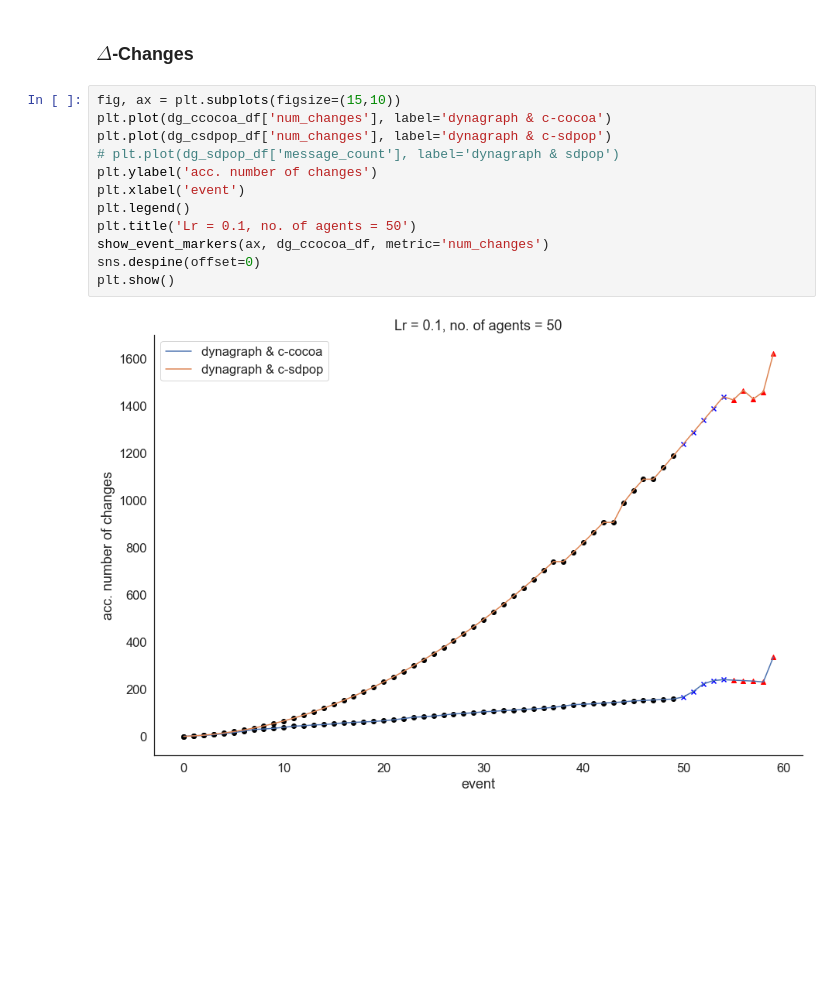
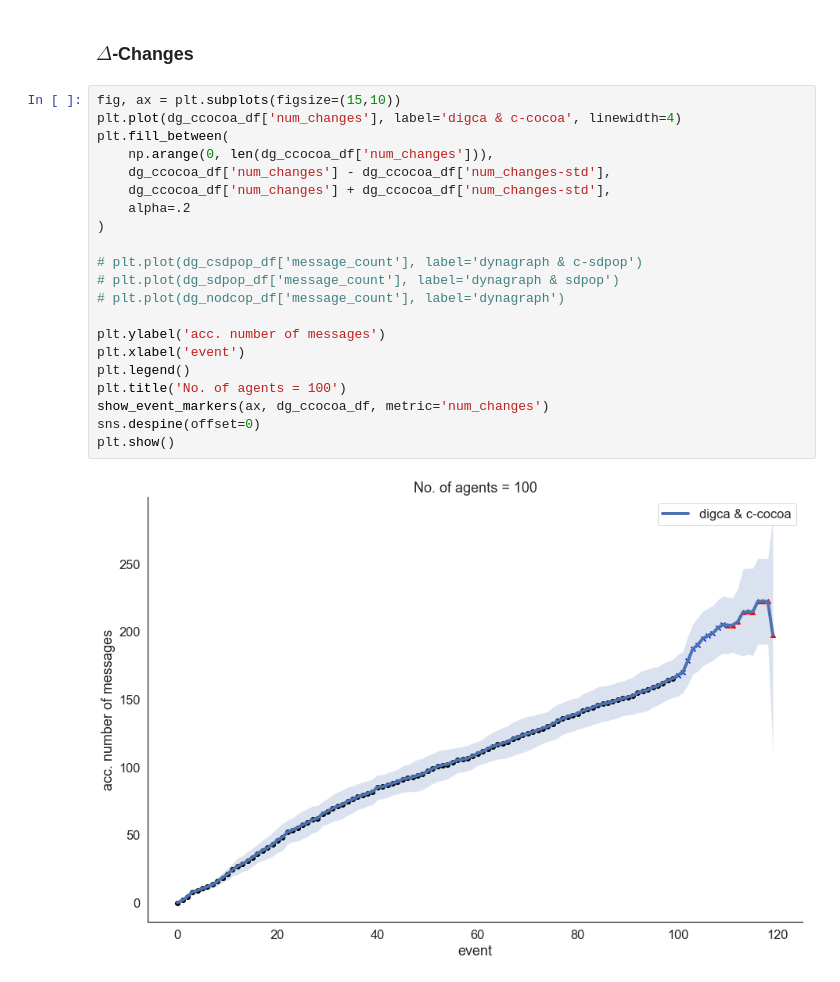
Before and after one commit to bbrighttaer/ddcop-dynagraph, a Jupyter notebook: mascoord/analysis/analysis-1.ipynb, the cells around one changed output. Cells and saved outputs as stored; diff of their text form; blank space fills up the shorter version.

```diff
--- a/mascoord/analysis/analysis-1.ipynb
+++ b/mascoord/analysis/analysis-1.ipynb
@@ -107,16 +124,25 @@ plt.show()
 # %% [markdown]
 ### $\Delta$-Changes
-# %%
-fig, ax = plt.subplots(figsize=(15,10))
-plt.plot(dg_ccocoa_df['num_changes'], label='dynagraph & c-cocoa')
-plt.plot(dg_csdpop_df['num_changes'], label='dynagraph & c-sdpop')
-# plt.plot(dg_sdpop_df['message_count'], label='dynagraph & sdpop')
-plt.ylabel('acc. number of changes')
-plt.xlabel('event')
-plt.legend()
-plt.title('Lr = 0.1, no. of agents = 50')
-show_event_markers(ax, dg_ccocoa_df, metric='num_changes')
-sns.despine(offset=0)
-plt.show()
-# %% [output]
-[figure, removed]
+# %%
+fig, ax = plt.subplots(figsize=(15,10))
+plt.plot(dg_ccocoa_df['num_changes'], label='digca & c-cocoa', linewidth=4)
+plt.fill_between(
+    np.arange(0, len(dg_ccocoa_df['num_changes'])),
+    dg_ccocoa_df['num_changes'] - dg_ccocoa_df['num_changes-std'],
+    dg_ccocoa_df['num_changes'] + dg_ccocoa_df['num_changes-std'],
+    alpha=.2
+)
+
+# plt.plot(dg_csdpop_df['message_count'], label='dynagraph & c-sdpop')
+# plt.plot(dg_sdpop_df['message_count'], label='dynagraph & sdpop')
+# plt.plot(dg_nodcop_df['message_count'], label='dynagraph')
+
+plt.ylabel('acc. number of messages')
+plt.xlabel('event')
+plt.legend()
+plt.title('No. of agents = 100')
+show_event_markers(ax, dg_ccocoa_df, metric='num_changes')
+sns.despine(offset=0)
+plt.show()
+# %% [output]
+[figure, added]
```
Also changed, not shown: parts of 7 cells of this notebook, 3 other files.
